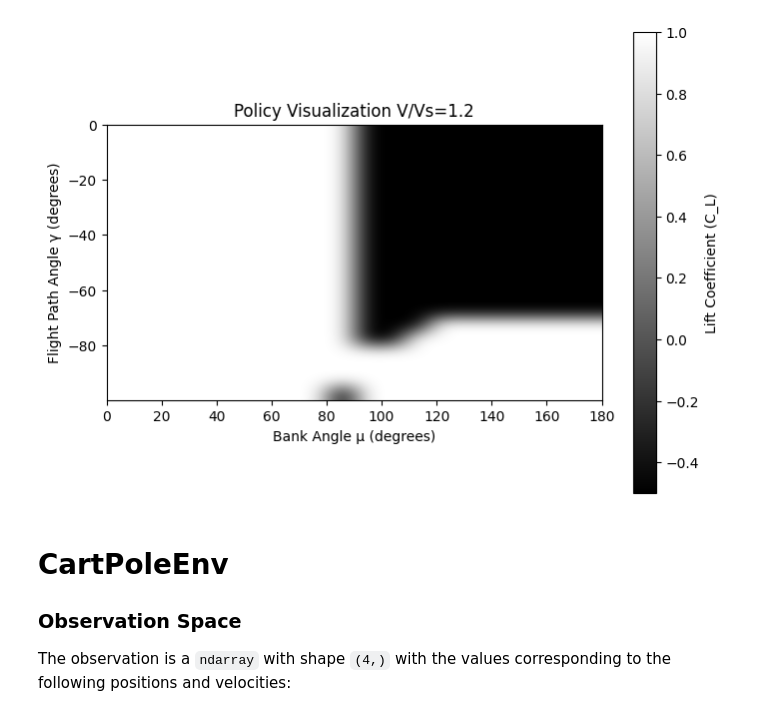
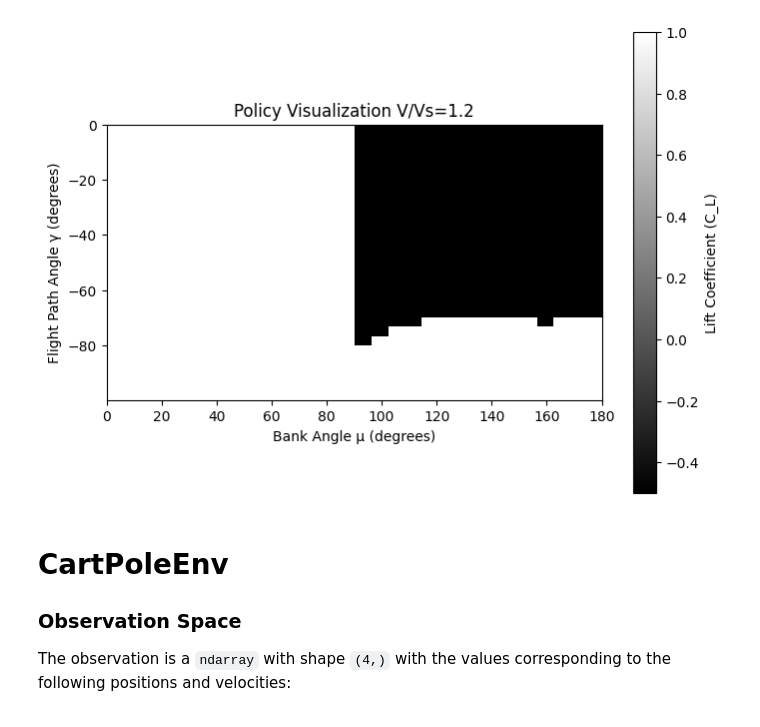
Before and after one commit to nicoRomeroCuruchet/DynamicProgramming, a Jupyter notebook: testing.ipynb, the cells around one changed output. Drawn from its saved outputs; the diff is of its cells as text; code cells hidden in the pictures.

```diff
--- a/testing.ipynb
+++ b/testing.ipynb
@@ -11,9 +11,9 @@ from PolicyIteration import PolicyIteration
 glider = gym.make('ReducedBankedGliderPullout-v0')
 
 bins_space = {
-    "flight_path_angle": np.linspace(np.deg2rad(-180), np.deg2rad(0),     30,      dtype=np.float32),    # Flight Path Angle  (γ)    (0)
-    "airspeed_norm":     np.linspace(0.9, 4.5,                            30,      dtype=np.float32),    # Air Speed          (V)    (1)
-    "bank_angle":        np.linspace( np.deg2rad(-20), np.deg2rad(200),   30,      dtype=np.float32),    # Bank Angle         (mu)   (2)
+    "flight_path_angle": np.linspace(np.deg2rad(-180), np.deg2rad(0),     20,      dtype=np.float32),    # Flight Path Angle  (γ)    (0)
+    "airspeed_norm":     np.linspace(0.9, 4.5,                            20,      dtype=np.float32),    # Air Speed          (V)    (1)
+    "bank_angle":        np.linspace( np.deg2rad(-20), np.deg2rad(200),   20,      dtype=np.float32),    # Bank Angle         (mu)   (2)
 }
 
 
@@ -176,8 +176,8 @@ from utils.utils import get_optimal_action
 
 vel_norm = 1.2
 # Example discretization
-flight_path_bins = np.linspace(np.deg2rad(-100), np.deg2rad(0), 20, dtype=np.float32)
-bank_bins = np.linspace(np.deg2rad(0), np.deg2rad(180), 20, dtype=np.float32)
+flight_path_bins = np.linspace(np.deg2rad(-100), np.deg2rad(0), 30, dtype=np.float32)
+bank_bins = np.linspace(np.deg2rad(0), np.deg2rad(180), 30, dtype=np.float32)
 
 # Prepare a 2D array to store the policy (CL values)
 policy_values = np.zeros((len(bank_bins), len(flight_path_bins)))  # Transpose shape
@@ -192,24 +192,24 @@ for i, mu_rad in enumerate(bank_bins):  # μ is now columns
 # %%
 # Create the plot
 plt.figure(figsize=(8, 6))
 plt.imshow(policy_values.T, cmap="gray", origin="lower",
            extent=[np.rad2deg(bank_bins[0]), np.rad2deg(bank_bins[-1]),
-                   np.rad2deg(flight_path_bins[0]), np.rad2deg(flight_path_bins[-1])],  interpolation="bicubic")
+                   np.rad2deg(flight_path_bins[0]), np.rad2deg(flight_path_bins[-1])],  interpolation="nearest")
 
 # ValueError: 'nearet' is not a valid value for interpolation; supported values are 'lanczos',
 # 'bilinear', 'bessel', 'spline36', 'catrom', 'none', 'spline16', 'gaussian', 'hamming', 'antialiased',
 # 'hermite', 'mitchell', 'blackman', 'quadric', 'hanning', 'sinc', 'kaiser', 'bicubic', 'nearest'
 
 
 # Add labels and colorbar
 plt.xlabel("Bank Angle μ (degrees)")  # Now X-axis
 plt.ylabel("Flight Path Angle γ (degrees)")  # Now Y-axis
 plt.colorbar(label="Lift Coefficient (C_L)")
 plt.title(f"Policy Visualization V/Vs={vel_norm}")
 
 plt.show()
 # %% [output]
-[figure, old version]
+[figure, new version]
 # %%
 state = np.array([np.deg2rad(-80.),  1.2, np.deg2rad(150)])  # Example state
 get_optimal_action(state, pi)[0]  # Replace with your actual policy call
```
Also changed, not shown: parts of 2 cells of this notebook.
